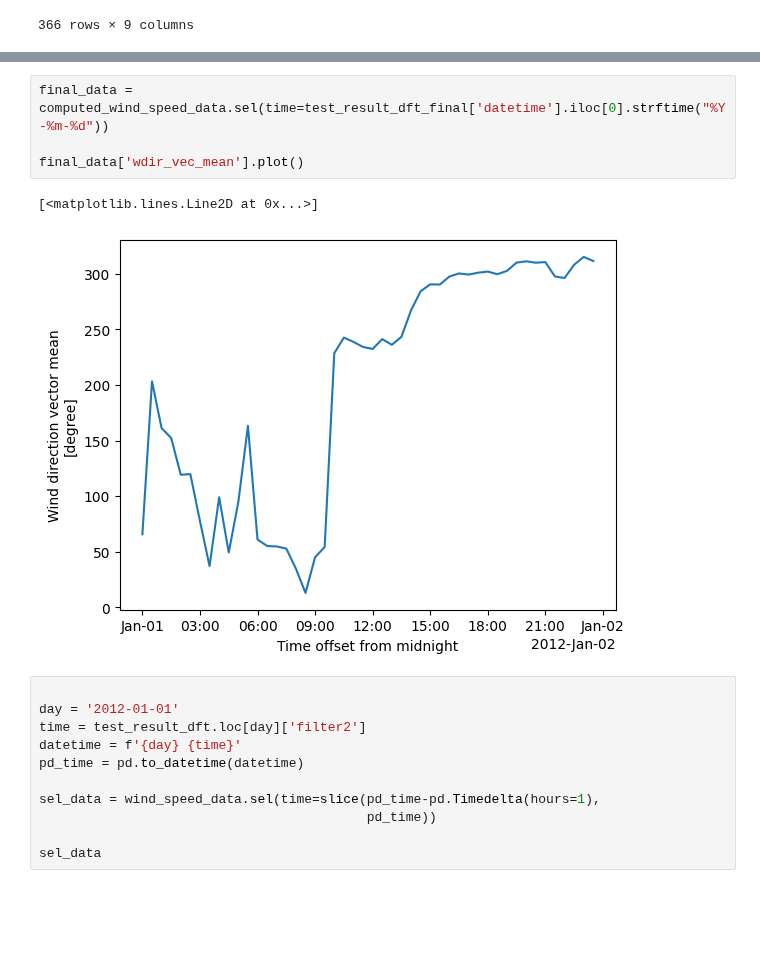
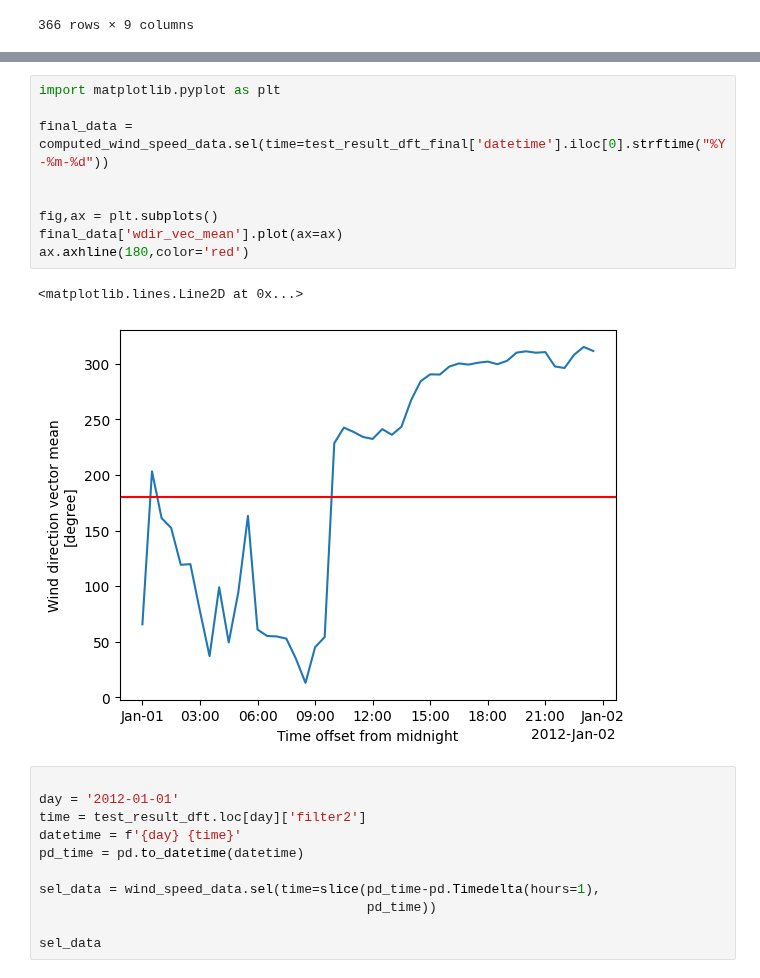
Before and after one commit to nmathewa/LSB_main, a Jupyter notebook: LSB_detectionv2/wind_analysis/wind_tests.ipynb, the cells around one changed output, grey strips where cells are left out. Cells and saved outputs as stored; diff of their text form; blank space fills up the shorter version.

```diff
--- a/LSB_detectionv2/wind_analysis/wind_tests.ipynb
+++ b/LSB_detectionv2/wind_analysis/wind_tests.ipynb
@@ -562,12 +562,17 @@ test_result_dft_final
 | 2012-12-29 | 2012-12-29 | 12:00:00 | True | 07:30:00 | True | True | NaN | False | NaN | ... |
 | 2012-12-30 | 2012-12-30 | 13:00:00 | True | 08:30:00 | True | True | NaN | False | NaN | ... |
 # %%
+import matplotlib.pyplot as plt
+
 final_data = computed_wind_speed_data.sel(time=test_result_dft_final['datetime'].iloc[0].strftime("%Y-%m-%d"))
 
-final_data['wdir_vec_mean'].plot()
+
+fig,ax = plt.subplots()
+final_data['wdir_vec_mean'].plot(ax=ax)
+ax.axhline(180,color='red')
 # %% [output]
-[<matplotlib.lines.Line2D at 0x...>]
+<matplotlib.lines.Line2D at 0x...>
-[figure, old version]
+[figure, new version]
 # %%
 
 day = '2012-01-01'
```
Also changed, not shown: 1 other file.
